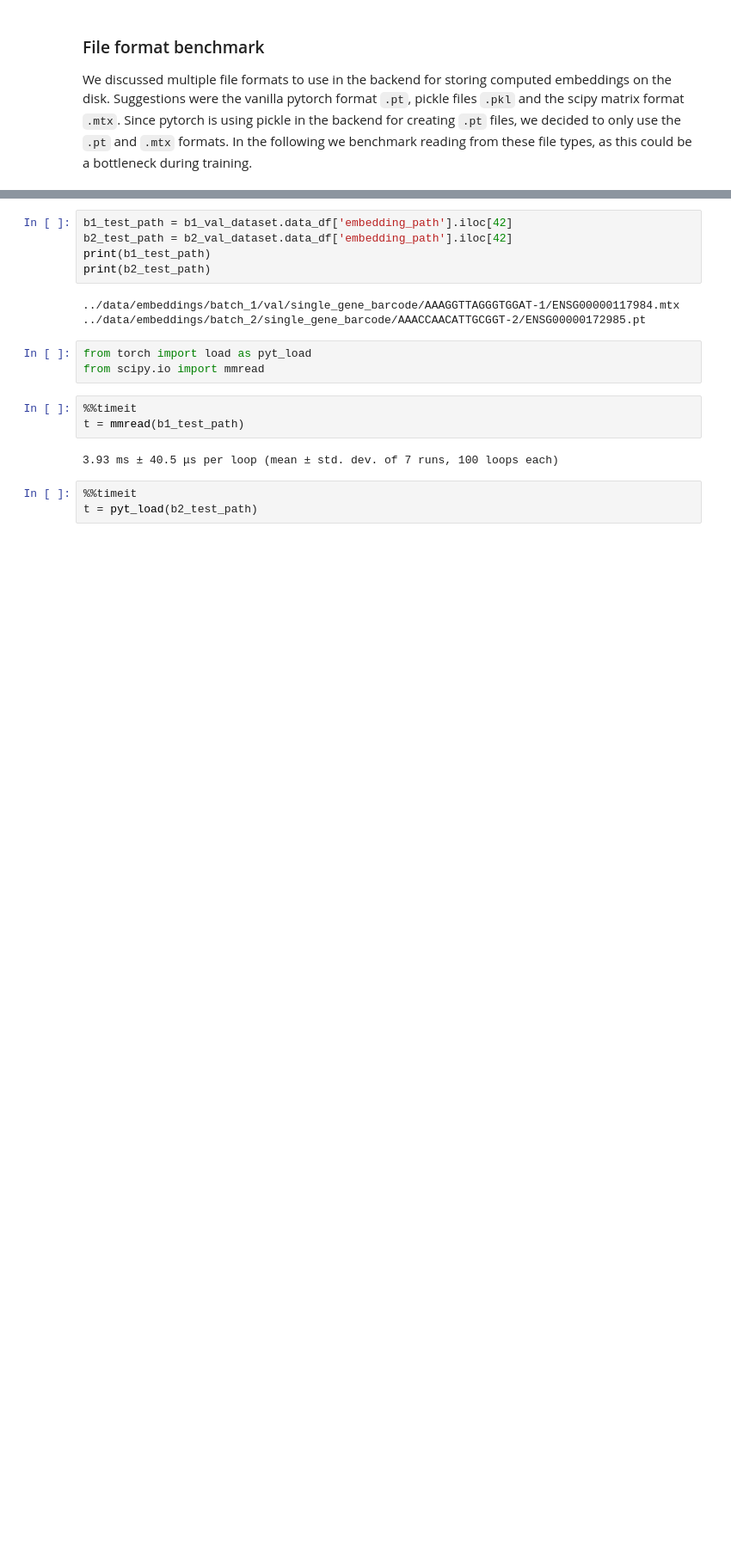
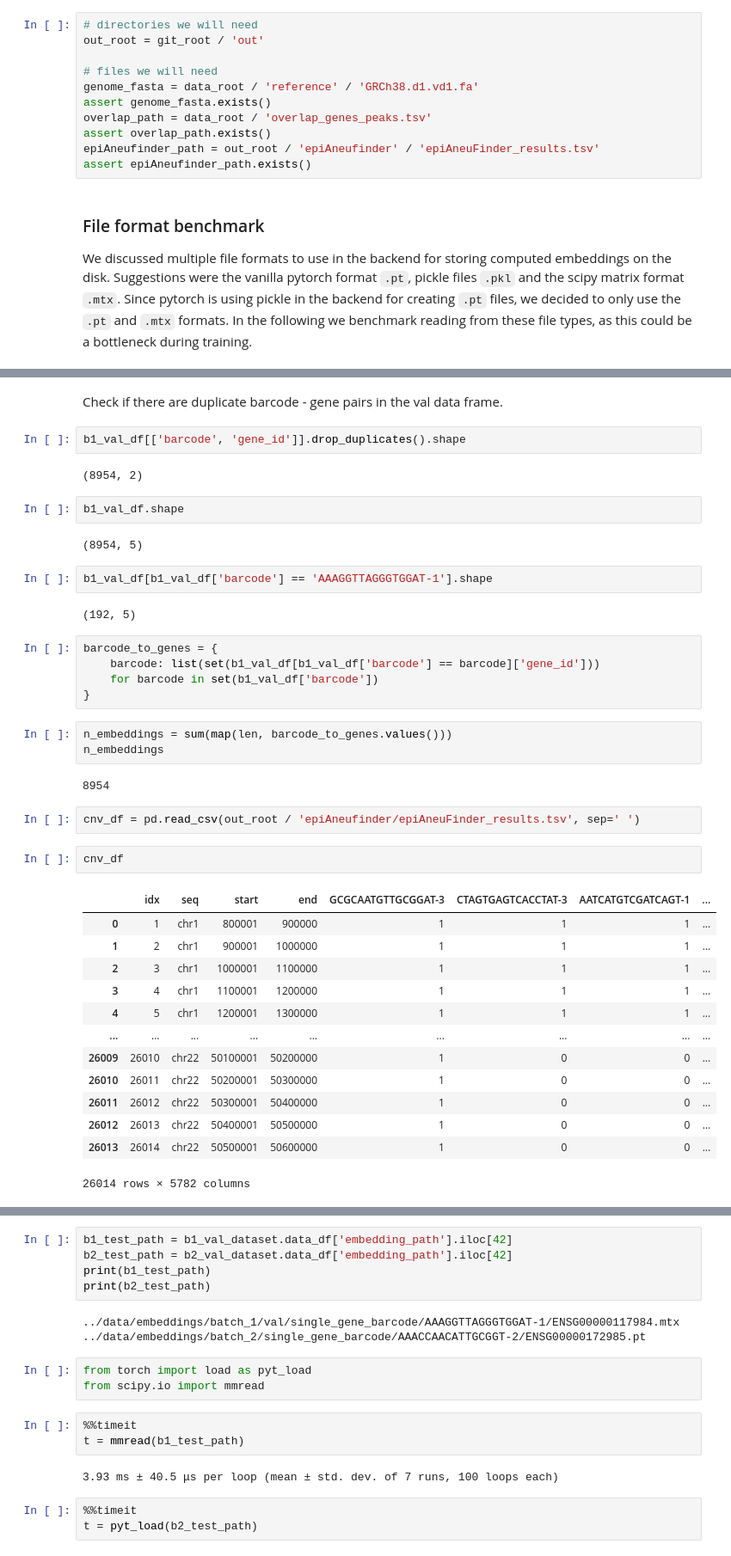
Before and after one commit to riccardoAli31/Gene-expression-changes-from-CNV, a Jupyter notebook: preprocessing/dataset_exploration.ipynb, the cells around one changed output, grey strips where cells are left out. Shown at 86% size. Cells and saved outputs as stored; diff of their text form; blank space fills up the shorter version.

```diff
--- a/preprocessing/dataset_exploration.ipynb
+++ b/preprocessing/dataset_exploration.ipynb
@@ -164,6 +164,17 @@ This section tests the dataset class `CnvDataset` from `src/data/dataset.py`.
 import sys
 sys.path.append('..') # add the parent directory to system path
 from src.data.dataset import CnvDataset
+# %%
+# directories we will need
+out_root = git_root / 'out'
+
+# files we will need
+genome_fasta = data_root / 'reference' / 'GRCh38.d1.vd1.fa'
+assert genome_fasta.exists()
+overlap_path = data_root / 'overlap_genes_peaks.tsv'
+assert overlap_path.exists()
+epiAneufinder_path = out_root / 'epiAneufinder' / 'epiAneuFinder_results.tsv'
+assert epiAneufinder_path.exists()
 # %% [markdown]
 ### File format benchmark
 We discussed multiple file formats to use in the backend for storing computed embeddings on the disk. Suggestions were the vanilla pytorch format `.pt`, pickle files `.pkl` and the scipy matrix format `.mtx`.
@@ -179,0 +269,42 @@ b1_val_dataset = CnvDataset(
+# %% [markdown]
+Check if there are duplicate barcode - gene pairs in the val data frame.
+# %%
+b1_val_df[['barcode', 'gene_id']].drop_duplicates().shape
+# %% [output]
+(8954, 2)
+# %%
+b1_val_df.shape
+# %% [output]
+(8954, 5)
+# %%
+b1_val_df[b1_val_df['barcode'] == 'AAAGGTTAGGGTGGAT-1'].shape
+# %% [output]
+(192, 5)
+# %%
+barcode_to_genes = {
+    barcode: list(set(b1_val_df[b1_val_df['barcode'] == barcode]['gene_id']))
+    for barcode in set(b1_val_df['barcode'])
+}
+# %%
+n_embeddings = sum(map(len, barcode_to_genes.values()))
+n_embeddings
+# %% [output]
+8954
+# %%
+cnv_df = pd.read_csv(out_root / 'epiAneufinder/epiAneuFinder_results.tsv', sep=' ')
+# %%
+cnv_df
+# %% [output]
+|  | idx | seq | start | end | GCGCAATGTTGCGGAT-3 | CTAGTGAGTCACCTAT-3 | AATCATGTCGATCAGT-1 | ... |
+| 0 | 1 | chr1 | 800001 | 900000 | 1 | 1 | 1 | ... |
+| 1 | 2 | chr1 | 900001 | 1000000 | 1 | 1 | 1 | ... |
+| 2 | 3 | chr1 | 1000001 | 1100000 | 1 | 1 | 1 | ... |
+| 3 | 4 | chr1 | 1100001 | 1200000 | 1 | 1 | 1 | ... |
+| 4 | 5 | chr1 | 1200001 | 1300000 | 1 | 1 | 1 | ... |
+| ... | ... | ... | ... | ... | ... | ... | ... | ... |
+| 26009 | 26010 | chr22 | 50100001 | 50200000 | 1 | 0 | 0 | ... |
+| 26010 | 26011 | chr22 | 50200001 | 50300000 | 1 | 0 | 0 | ... |
+| 26011 | 26012 | chr22 | 50300001 | 50400000 | 1 | 0 | 0 | ... |
+| 26012 | 26013 | chr22 | 50400001 | 50500000 | 1 | 0 | 0 | ... |
+| 26013 | 26014 | chr22 | 50500001 | 50600000 | 1 | 0 | 0 | ... |
+26014 rows × 5782 columns
```
Also changed, not shown: parts of 25 cells of this notebook.
